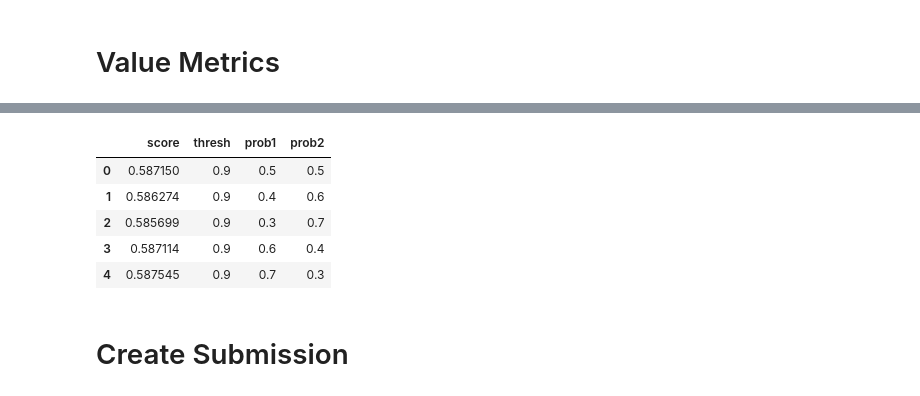
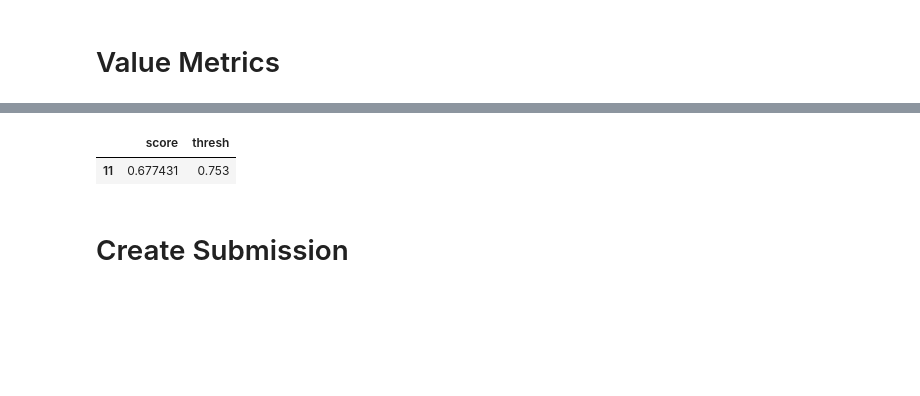
Before and after one commit to Kenji221/Signate_Financial, a Jupyter notebook: src/main.ipynb, the cells around one changed output, grey strips where cells are left out. Drawn from its saved outputs; the diff is of its cells as text; code cells hidden in the pictures; blank space fills up the shorter version.

```diff
--- a/src/main.ipynb
+++ b/src/main.ipynb
@@ -1295,10 +864,8 @@ for thresh in[0.6,0.7,0.74,0.745,0.746,0.747,0.748,0.749,0.75,0.751,0.752,0.753,
 #######
-# %%
-score_df
-# %% [output]
-|  | score | thresh | prob1 | prob2 |
-| 0 | 0.587150 | 0.9 | 0.5 | 0.5 |
-| 1 | 0.586274 | 0.9 | 0.4 | 0.6 |
-| 2 | 0.585699 | 0.9 | 0.3 | 0.7 |
-| 3 | 0.587114 | 0.9 | 0.6 | 0.4 |
-| 4 | 0.587545 | 0.9 | 0.7 | 0.3 |
+# %%
+max_score = score_df[score_df["score"]==score_df["score"].max()]
+# %%
+mlflow.log_metric("score val",max_score["score"])
+# %% [output]
+|  | score | thresh |
+| 11 | 0.677431 | 0.753 |
```
Also changed, not shown: parts of 81 cells of this notebook, 15 other files.
